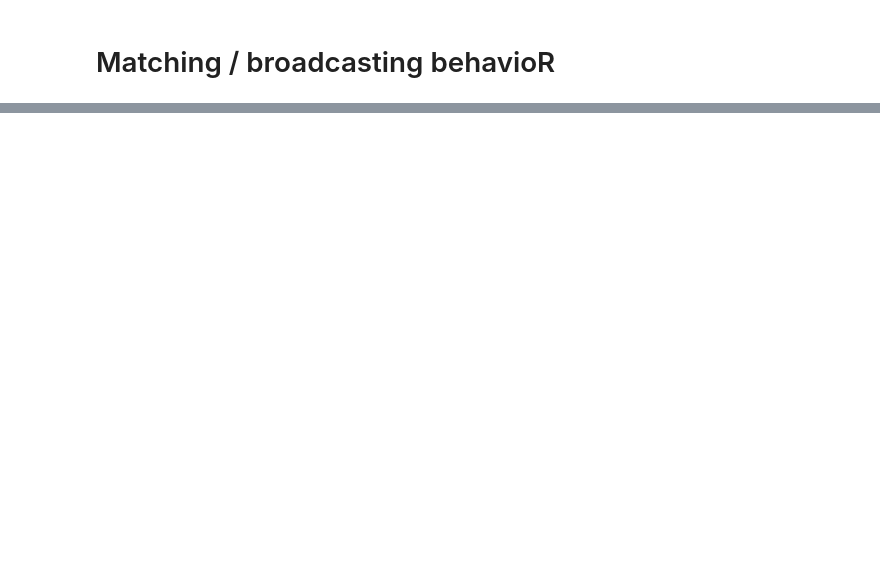
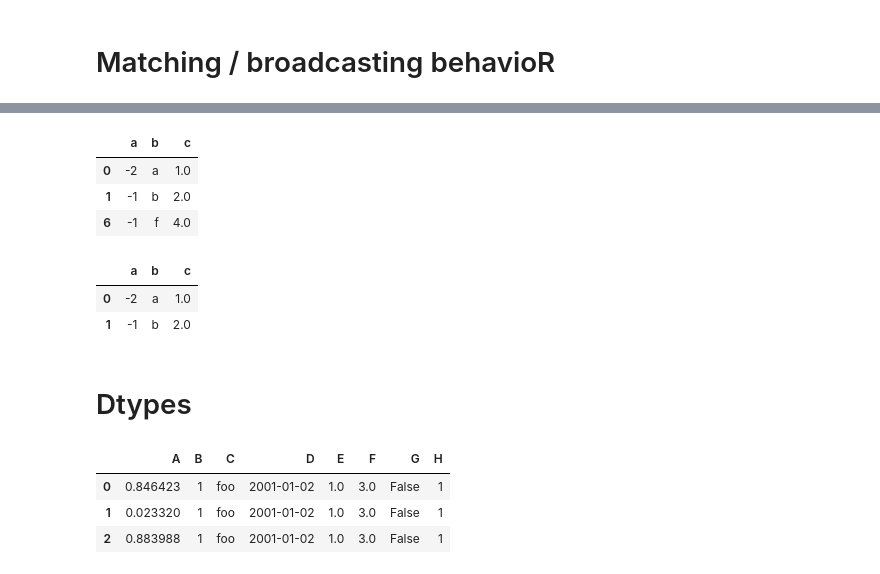
Before and after one commit to philipsales/pandas-jupterlab, a Jupyter notebook: DataStructures/BasicFunctions.ipynb, the cells around one changed output, grey strips where cells are left out. Cells and saved outputs as stored; diff of their text form; code cells hidden in the pictures; blank space fills up the shorter version.

```diff
--- a/DataStructures/BasicFunctions.ipynb
+++ b/DataStructures/BasicFunctions.ipynb
@@ -76,0 +1281,34 @@ df.sub(column,axis='index')
+# %%
+srdf.nsmallest(3, 'a')
+# %% [output]
+|  | a | b | c |
+| 0 | -2 | a | 1.0 |
+| 1 | -1 | b | 2.0 |
+| 6 | -1 | f | 4.0 |
+# %%
+srdf.nsmallest(2, ['a', 'c'])
+# %% [output]
+|  | a | b | c |
+| 0 | -2 | a | 1.0 |
+| 1 | -1 | b | 2.0 |
+# %% [markdown]
+# Dtypes
+# %%
+dft = pd.DataFrame(dict(
+                    A = np.random.rand(3),
+                    B = 1,
+                    C = 'foo',
+                    D = pd.Timestamp('20010102'),
+                    E = pd.Series([1.0]*3).astype('float32'),
+                    F = pd.Series([3.0]*3).astype('float32'),
+                    G = False,
+                    H = pd.Series([1]*3,dtype='int8'))
+
+                  )
+
+dft
+# %% [output]
+|  | A | B | C | D | E | F | G | H |
+| 0 | 0.846423 | 1 | foo | 2001-01-02 | 1.0 | 3.0 | False | 1 |
+| 1 | 0.023320 | 1 | foo | 2001-01-02 | 1.0 | 3.0 | False | 1 |
+| 2 | 0.883988 | 1 | foo | 2001-01-02 | 1.0 | 3.0 | False | 1 |
```
Also changed, not shown: parts of 212 cells of this notebook, 1 other file.
